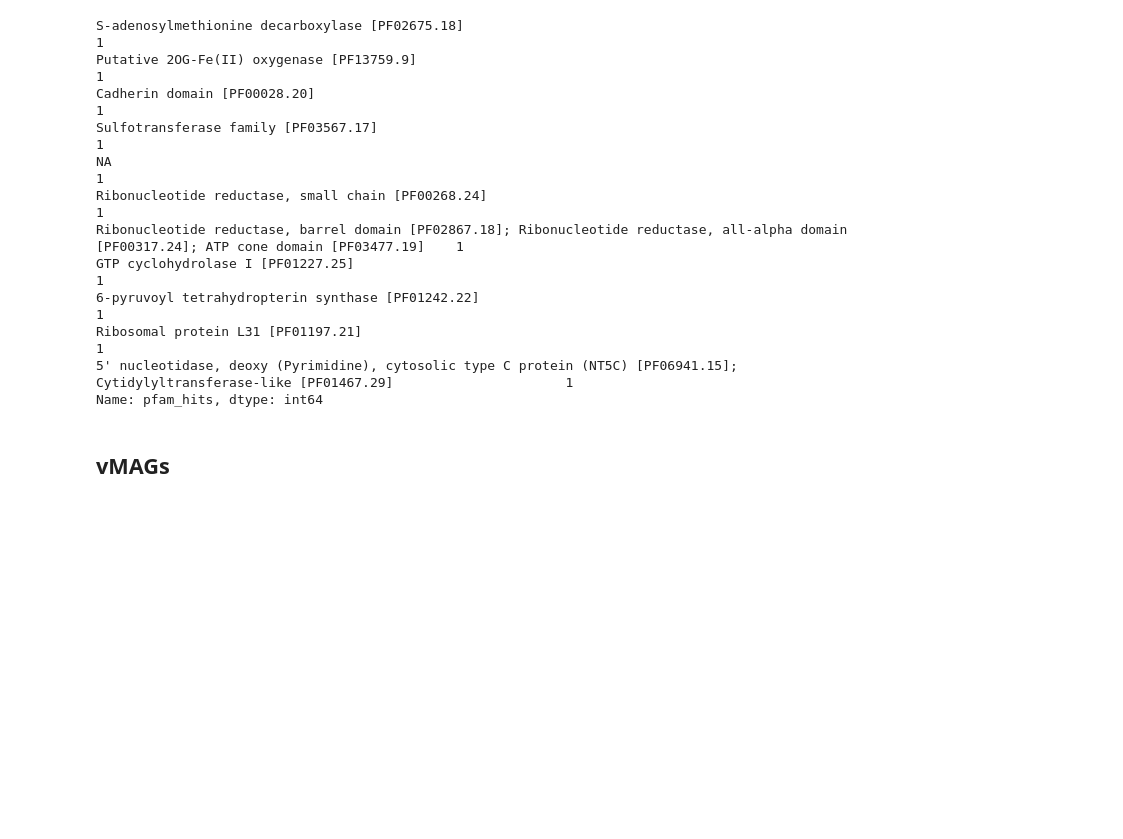
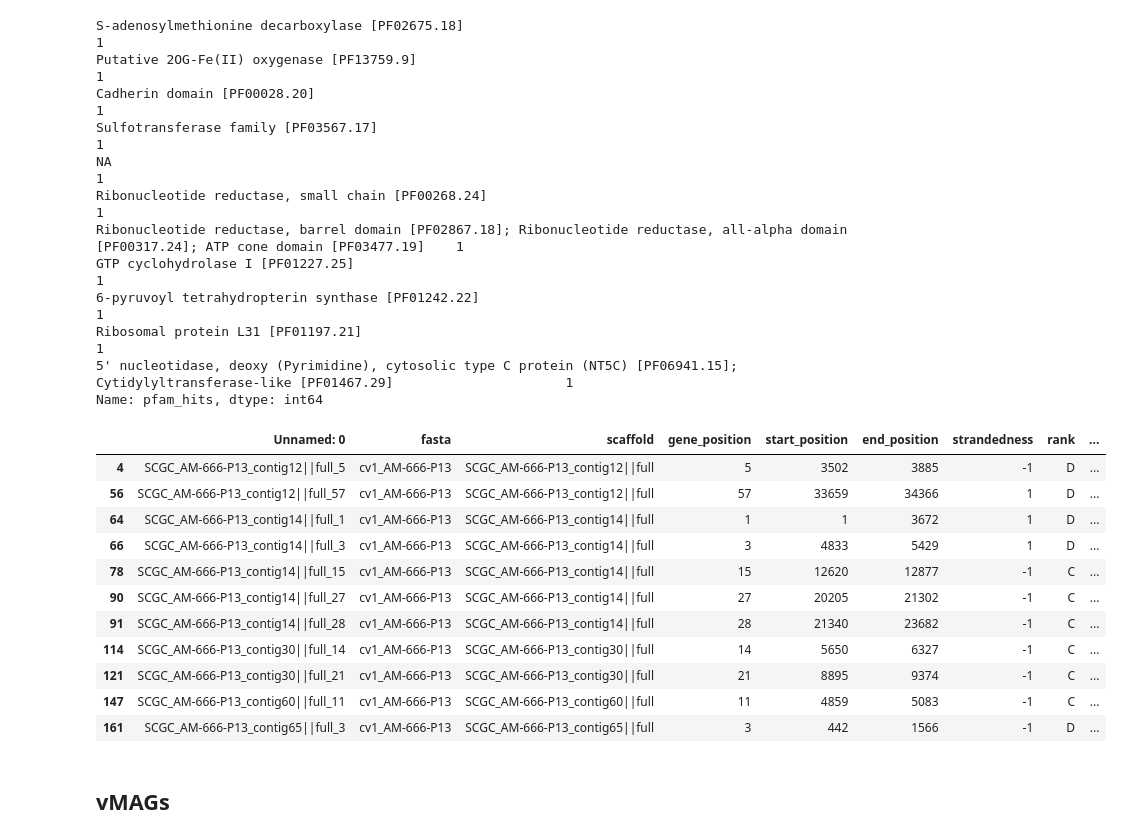
Before and after one commit to mdherring/OMZ_MH_Analysis, a Jupyter notebook: 12_dramv_genome_summaries.ipynb, the cells around one changed output. Drawn from its saved outputs; the diff is of its cells as text; code cells hidden in the pictures; blank space fills up the shorter version.

```diff
--- a/12_dramv_genome_summaries.ipynb
+++ b/12_dramv_genome_summaries.ipynb
@@ -302,6 +338,21 @@ GTP cyclohydrolase I [PF01227.25]
 Ribosomal protein L31 [PF01197.21]                                                                                                             1
 5' nucleotidase, deoxy (Pyrimidine), cytosolic type C protein (NT5C) [PF06941.15]; Cytidylyltransferase-like [PF01467.29]                      1
 Name: pfam_hits, dtype: int64
+# %%
+vsag5_amg
+# %% [output]
+|  | Unnamed: 0 | fasta | scaffold | gene_position | start_position | end_position | strandedness | rank | ... |
+| 4 | SCGC_AM-666-P13_contig12||full_5 | cv1_AM-666-P13 | SCGC_AM-666-P13_contig12||full | 5 | 3502 | 3885 | -1 | D | ... |
+| 56 | SCGC_AM-666-P13_contig12||full_57 | cv1_AM-666-P13 | SCGC_AM-666-P13_contig12||full | 57 | 33659 | 34366 | 1 | D | ... |
+| 64 | SCGC_AM-666-P13_contig14||full_1 | cv1_AM-666-P13 | SCGC_AM-666-P13_contig14||full | 1 | 1 | 3672 | 1 | D | ... |
+| 66 | SCGC_AM-666-P13_contig14||full_3 | cv1_AM-666-P13 | SCGC_AM-666-P13_contig14||full | 3 | 4833 | 5429 | 1 | D | ... |
+| 78 | SCGC_AM-666-P13_contig14||full_15 | cv1_AM-666-P13 | SCGC_AM-666-P13_contig14||full | 15 | 12620 | 12877 | -1 | C | ... |
+| 90 | SCGC_AM-666-P13_contig14||full_27 | cv1_AM-666-P13 | SCGC_AM-666-P13_contig14||full | 27 | 20205 | 21302 | -1 | C | ... |
+| 91 | SCGC_AM-666-P13_contig14||full_28 | cv1_AM-666-P13 | SCGC_AM-666-P13_contig14||full | 28 | 21340 | 23682 | -1 | C | ... |
+| 114 | SCGC_AM-666-P13_contig30||full_14 | cv1_AM-666-P13 | SCGC_AM-666-P13_contig30||full | 14 | 5650 | 6327 | -1 | C | ... |
+| 121 | SCGC_AM-666-P13_contig30||full_21 | cv1_AM-666-P13 | SCGC_AM-666-P13_contig30||full | 21 | 8895 | 9374 | -1 | C | ... |
+| 147 | SCGC_AM-666-P13_contig60||full_11 | cv1_AM-666-P13 | SCGC_AM-666-P13_contig60||full | 11 | 4859 | 5083 | -1 | C | ... |
+| 161 | SCGC_AM-666-P13_contig65||full_3 | cv1_AM-666-P13 | SCGC_AM-666-P13_contig65||full | 3 | 442 | 1566 | -1 | D | ... |
 # %% [markdown]
 ## vMAGs
 # %% [markdown]
```
Also changed, not shown: parts of 7 cells of this notebook.
